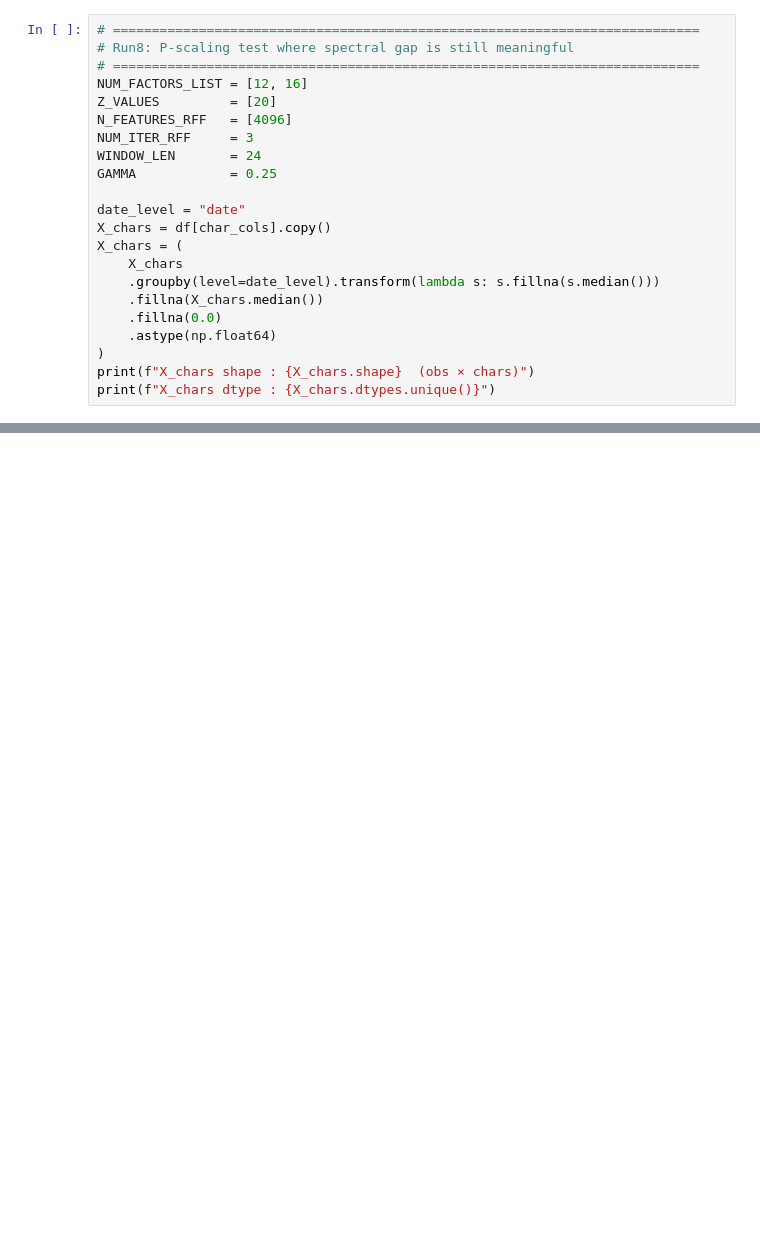
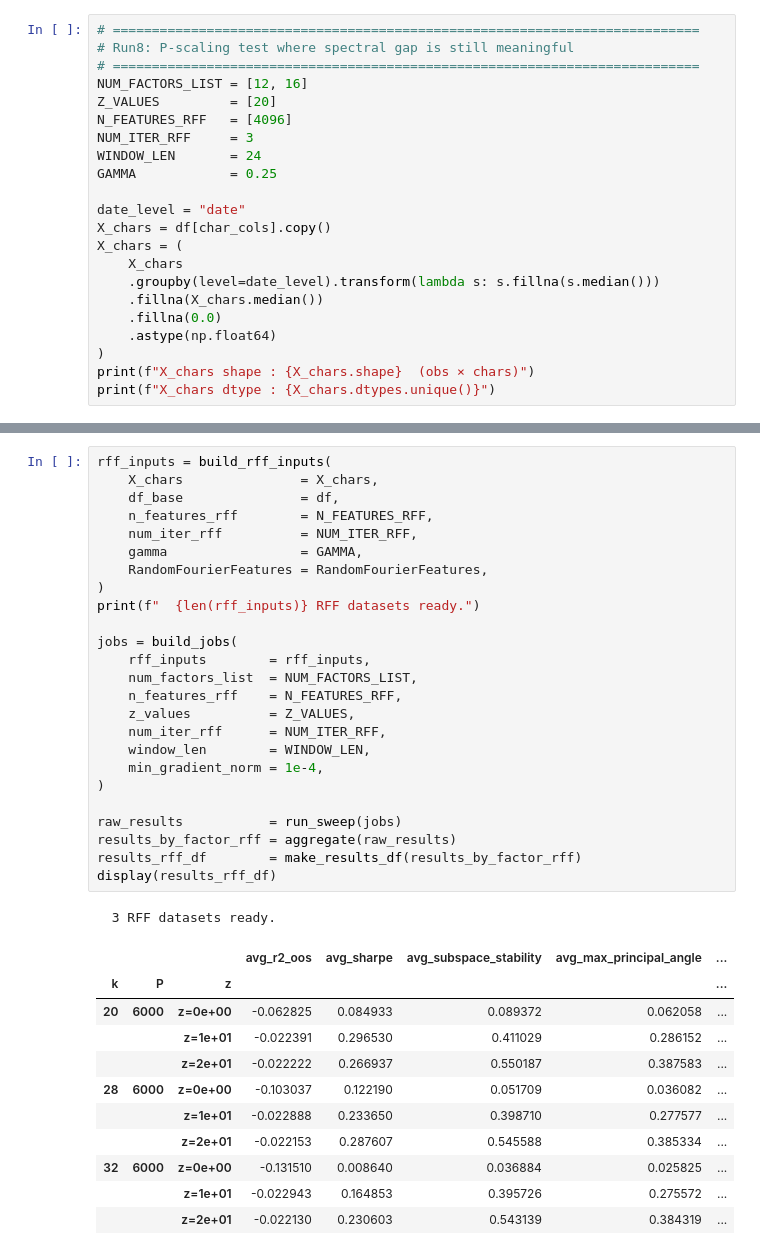
Before and after one commit to ItachiUchiha729/TheVirtueOfComplexity_PaperReplication_Experimentation, a Jupyter notebook: notebooks/experimentation_IPCA_rff.ipynb, the cells around one changed output, grey strips where cells are left out. Cells and saved outputs as stored; diff of their text form; blank space fills up the shorter version.

```diff
--- a/notebooks/experimentation_IPCA_rff.ipynb
+++ b/notebooks/experimentation_IPCA_rff.ipynb
@@ -1697,0 +2069,38 @@ display(results_rff_df)
+# %%
+rff_inputs = build_rff_inputs(
+    X_chars               = X_chars,
+    df_base               = df,
+    n_features_rff        = N_FEATURES_RFF,
+    num_iter_rff          = NUM_ITER_RFF,
+    gamma                 = GAMMA,
+    RandomFourierFeatures = RandomFourierFeatures,
+)
+print(f"  {len(rff_inputs)} RFF datasets ready.")
+
+jobs = build_jobs(
+    rff_inputs        = rff_inputs,
+    num_factors_list  = NUM_FACTORS_LIST,
+    n_features_rff    = N_FEATURES_RFF,
+    z_values          = Z_VALUES,
+    num_iter_rff      = NUM_ITER_RFF,
+    window_len        = WINDOW_LEN,
+    min_gradient_norm = 1e-4,
+)
+
+raw_results           = run_sweep(jobs)
+results_by_factor_rff = aggregate(raw_results)
+results_rff_df        = make_results_df(results_by_factor_rff)
+display(results_rff_df)
+# %% [output]
+  3 RFF datasets ready.
+|  |  |  | avg_r2_oos | avg_sharpe | avg_subspace_stability | avg_max_principal_angle | ... |
+| k | P | z |  |  |  |  | ... |
+| 20 | 6000 | z=0e+00 | -0.062825 | 0.084933 | 0.089372 | 0.062058 | ... |
+|  |  | z=1e+01 | -0.022391 | 0.296530 | 0.411029 | 0.286152 | ... |
+|  |  | z=2e+01 | -0.022222 | 0.266937 | 0.550187 | 0.387583 | ... |
+| 28 | 6000 | z=0e+00 | -0.103037 | 0.122190 | 0.051709 | 0.036082 | ... |
+|  |  | z=1e+01 | -0.022888 | 0.233650 | 0.398710 | 0.277577 | ... |
+|  |  | z=2e+01 | -0.022153 | 0.287607 | 0.545588 | 0.385334 | ... |
+| 32 | 6000 | z=0e+00 | -0.131510 | 0.008640 | 0.036884 | 0.025825 | ... |
+|  |  | z=1e+01 | -0.022943 | 0.164853 | 0.395726 | 0.275572 | ... |
+|  |  | z=2e+01 | -0.022130 | 0.230603 | 0.543139 | 0.384319 | ... |
```
Also changed, not shown: parts of 74 cells of this notebook, 28 other files.
